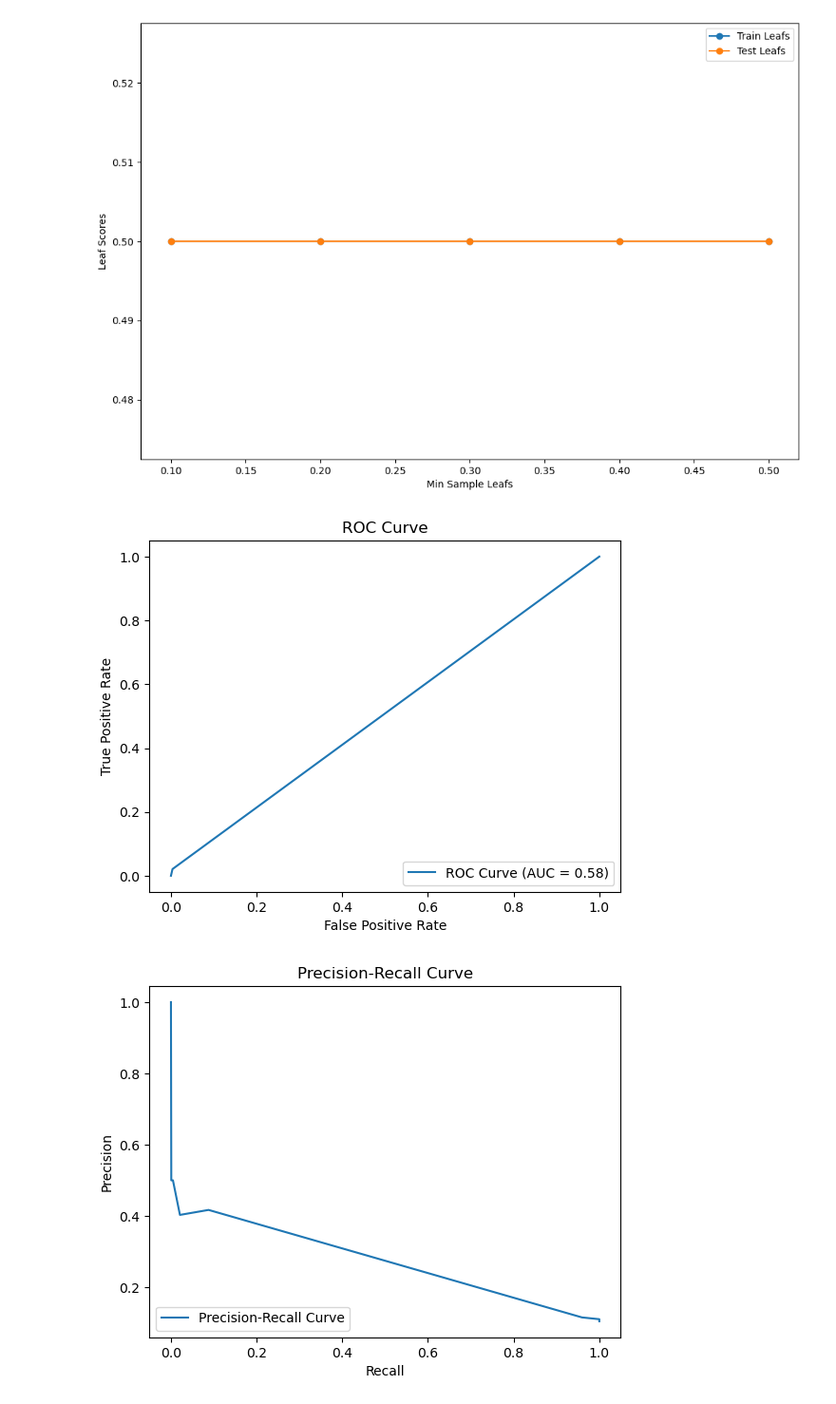
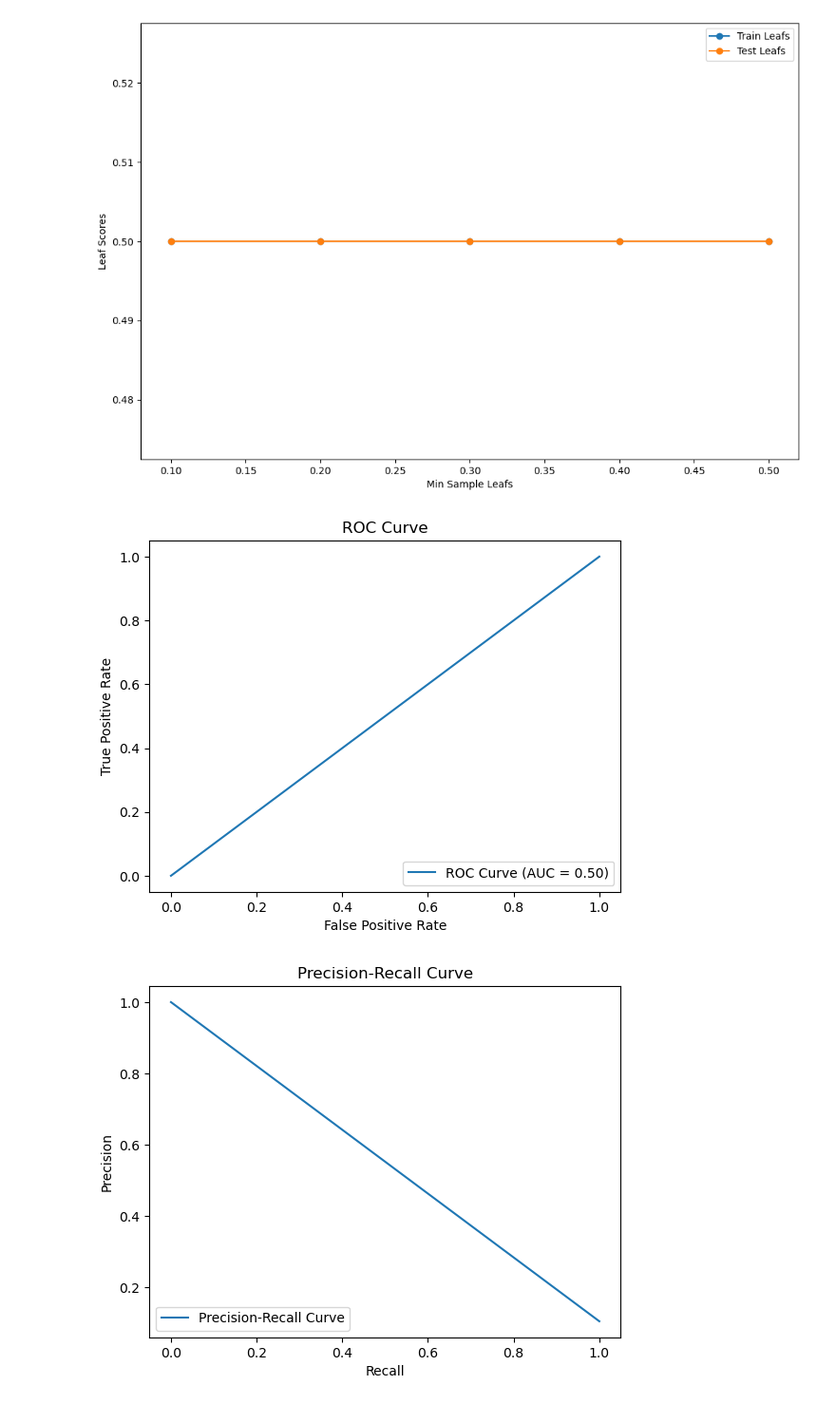
Before and after one commit to omendez930/Terry-Traffic-Stops-Phase3, a Jupyter notebook: index.ipynb, the cells around one changed output. Shown at 95% size. Cells and saved outputs as stored; diff of their text form; code cells hidden in the pictures.

```diff
--- a/index.ipynb
+++ b/index.ipynb
@@ -109,3 +129,5 @@ Name: count, dtype: int64
 seattle_data['Arrest Flag'].isnull().sum()
 # %% [output]
 0
+# %%
+seattle_data['Arrest Flag'] = seattle_data['Arrest Flag'].map({"Y": 1, "N": 0})
@@ -145,8 +226,8 @@ plt.show()
 ### This heatmap will help identify the strength and direction of relationships between numerical features, which can highlight potential predictors.
 * Since there are only a handful of continuous variables, we will need to encoded the categorical variables and find a correlation to the target
 # %%
-features = ['Subject Age Group', 'Weapon Type', 'Officer YOB','Officer Gender', 'Officer Race', 'Subject Perceived Race','Initial Call Type', 'Precinct']
-
+# features = ['Subject Age Group', 'Weapon Type', 'Officer YOB','Officer Gender', 'Officer Race', 'Subject Perceived Race','Initial Call Type', 'Precinct']
+features = ['Final Call Type','Stop Resolution','Subject Perceived Gender', 'Subject Perceived Race','Frisk Flag']
 feature_data = seattle_data[features]
 X = feature_data
 y = seattle_data['Arrest Flag']
@@ -267,4 +313,3 @@ Name: count, dtype: int64
 # %%
-X_train_categorical = X_train_categorical.replace('-',np.nan)
-X_test_categorical = X_test_categorical.replace('-', np.nan)
-X_train_categorical['subject_age_group'].isna().value_counts()
+X_train_categorical = X_train_categorical.replace(['None','-','N/A'],np.nan)
+X_test_categorical = X_test_categorical.replace(['None','-', 'N/A'], np.nan)
@@ -534,12 +467,12 @@ Name: arrest_flag, Length: 49244, dtype: object
 # %%
-lab_c = LabelEncoder()
+# lab_c = LabelEncoder()
 
-y_train_encoded = lab_c.fit_transform(y_train)
+# y_train_encoded = lab_c.fit_transform(y_train)
 
-y_test_encoded = lab_c.transform(y_test)
+# y_test_encoded = lab_c.transform(y_test)
 
-y_train_encoded_series = pd.Series(y_train_encoded, index=y_train.index, name=y_train.name)
+# y_train_encoded_series = pd.Series(y_train_encoded, index=y_train.index, name=y_train.name)
 
-y_test_encoded_series = pd.Series(y_test_encoded, index=y_test.index, name=y_test.name)
+# y_test_encoded_series = pd.Series(y_test_encoded, index=y_test.index, name=y_test.name)
 
-y_train_encoded_series
+# y_train_encoded_series
@@ -937,30 +939,30 @@ plt.show()
 # %%
 # Calculate probabilities for ROC and Precision-Recall
 
 from sklearn.metrics import roc_auc_score, roc_curve, precision_recall_curve
 
-y_probs = dt.predict_proba(X_test_encoded_df)[:, 1]
+y_probs = dt.predict(X_test_encoded_df)
 
 # ROC curve
 # fpr, tpr, _ = roc_curve(y_test_encoded_series, y_probs)
 plt.plot(fpr, tpr, label="ROC Curve (AUC = %0.2f)" % roc_auc_score(y_test_encoded_series, y_probs))
 plt.xlabel("False Positive Rate")
 plt.ylabel("True Positive Rate")
 plt.title("ROC Curve")
 plt.legend(loc="lower right")
 plt.show()
 
 # Precision-Recall curve
 precision, recall, _ = precision_recall_curve(y_test_encoded_series, y_probs)
 plt.plot(recall, precision, label="Precision-Recall Curve")
 plt.xlabel("Recall")
 plt.ylabel("Precision")
 plt.title("Precision-Recall Curve")
 plt.legend(loc="lower left")
 plt.show()
 # %% [output]
-[figure, old version]
+[figure, new version]
-[figure, old version]
+[figure, new version]
 # %%
 seattle_data.info()
 # %% [output]
```
Also changed, not shown: parts of 56 cells of this notebook, 2 other files.
